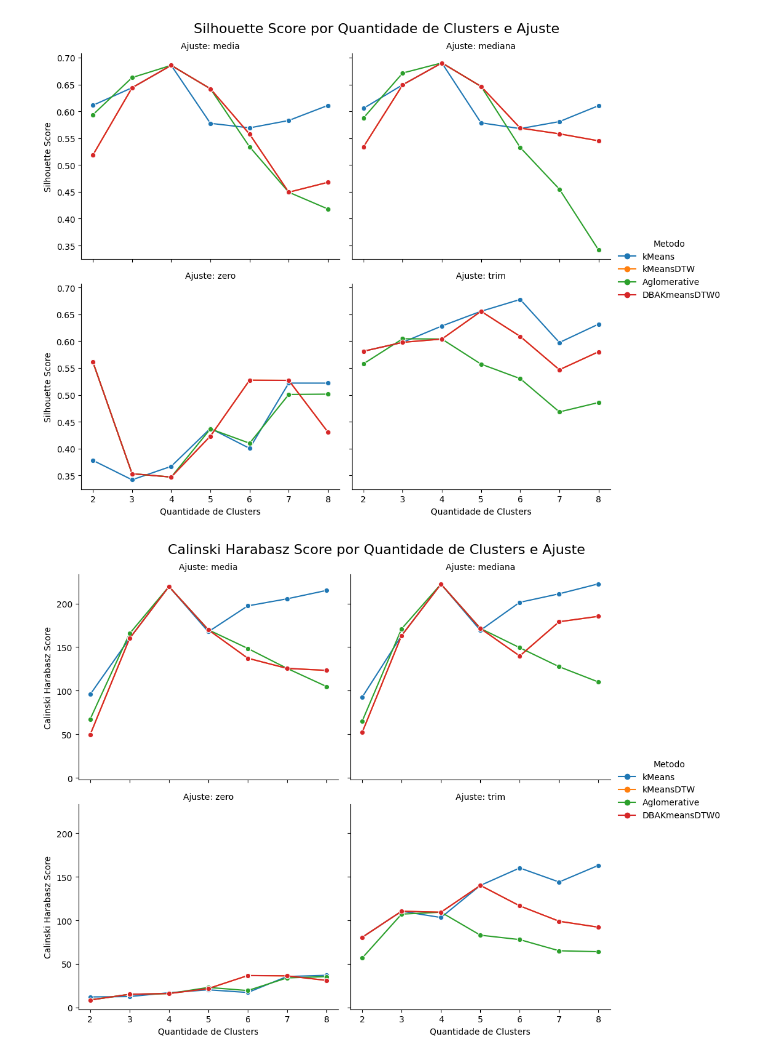
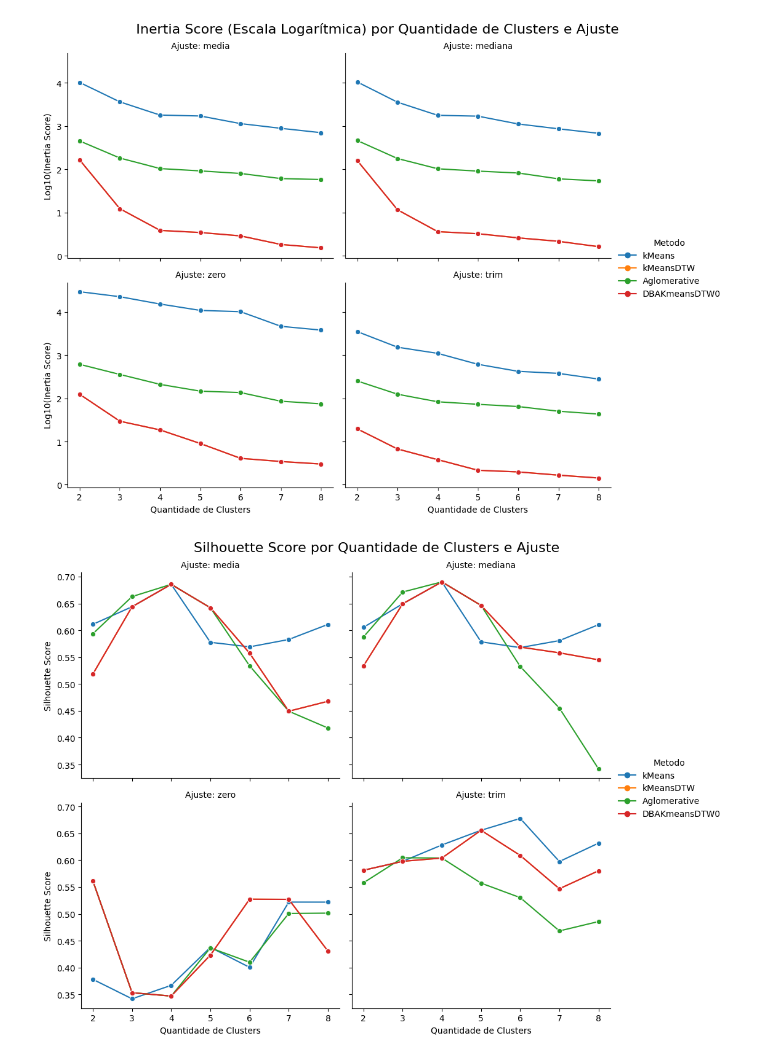
Before and after one commit to Yamakasuki/IC_Bros, a Jupyter notebook: notebooks/experimento/analisePlotMetricas.ipynb, the cells around one changed output. Saved outputs shown, nothing was run; the diff lists cells and outputs as text; code cells hidden in the pictures.

```diff
--- a/notebooks/experimento/analisePlotMetricas.ipynb
+++ b/notebooks/experimento/analisePlotMetricas.ipynb
@@ -22,40 +22,57 @@ from tslearn.metrics import dtw
 # %%
 df = pd.read_csv('Metricas.csv')
 # %%
-# Definir as métricas para plotar
-metrics = ['Silhouette_Score', 'Calinski_Harabasz_Score', 'Davies_Bouldin_Score', 'Inertia_Score']
+# Apenas para a métrica 'Inertia_Score'
+metric_to_plot = 'Inertia_Score'
 
-# Iterar sobre cada métrica para criar os gráficos
-for metric in metrics:
-    # Usar seaborn.relplot para criar um grid de plots
-    # 'col='Ajuste'' cria uma coluna separada para cada valor único de 'Ajuste'
-    # 'hue='Metodo'' cria linhas coloridas diferentes para cada método de clusterização
-    # 'kind='line'' especifica que é um gráfico de linha
-    # 'marker='o'' adiciona marcadores aos pontos
-    # 'height' e 'aspect' controlam o tamanho de cada subplot
-    # 'col_wrap=2' organiza os subplots em 2 colunas por linha
+# Criar um novo DataFrame para plotagem com a coluna logarítmica
+# Adiciona um pequeno valor para evitar log(0) caso haja valores muito pequenos ou zero
+df_plot = df.copy()
+df_plot[metric_to_plot + '_Log'] = np.log10(df_plot[metric_to_plot] + 1e-6) # Adicionando um pequeno valor para evitar log(0) e usando log base 10
+
+
+# Criar o plot da inércia com escala logarítmica
+g = sns.relplot(data=df_plot,
+                x='Quantidade_Clusters',
+                y=metric_to_plot + '_Log', # Usamos a nova coluna logarítmica
+                col='Ajuste',
+                hue='Metodo',
+                kind='line',
+                marker='o',
+                height=4,
+                aspect=1.2,
+                col_wrap=2)
+
+# Definir os rótulos dos eixos e títulos
+g.set_axis_labels("Quantidade de Clusters", f"Log10({metric_to_plot.replace('_', ' ')})")
+g.set_titles("Ajuste: {col_name}")
+g.fig.suptitle(f'{metric_to_plot.replace("_", " ")} (Escala Logarítmica) por Quantidade de Clusters e Ajuste', y=1.02, fontsize=16)
+
+plt.show()
+
+# Opcionalmente, você pode gerar todos os outros gráficos não-inércia como antes,
+# para manter a visualização padrão para eles.
+# Ou pode incluir a lógica abaixo no loop principal e adicionar uma condicional
+# para aplicar o logaritmo apenas para a inércia.
+
+other_metrics = [m for m in ['Silhouette_Score', 'Calinski_Harabasz_Score', 'Davies_Bouldin_Score'] if m != metric_to_plot]
+
+for metric in other_metrics:
     g = sns.relplot(data=df,
                     x='Quantidade_Clusters',
                     y=metric,
                     col='Ajuste',
                     hue='Metodo',
                     kind='line',
                     marker='o',
                     height=4,
                     aspect=1.2,
                     col_wrap=2)
 
-    # Definir os rótulos dos eixos para cada subplot
-    g.set_axis_labels("Quantidade de Clusters", metric.replace('_', ' ')) # Melhora o nome do eixo Y
-
-    # Definir os títulos das colunas (que são os nomes dos ajustes)
+    g.set_axis_labels("Quantidade de Clusters", metric.replace('_', ' '))
     g.set_titles("Ajuste: {col_name}")
-
-    # Adicionar um título principal para o conjunto de gráficos
     g.fig.suptitle(f'{metric.replace("_", " ")} por Quantidade de Clusters e Ajuste', y=1.02, fontsize=16)
-
-    # Mostrar o gráfico
     plt.show()
 # %% [output]
-[figure, old version]
+[figure, new version]
-[figure, old version]
+[figure, new version]
```
Also changed, not shown: parts of 1 cell of this notebook.
